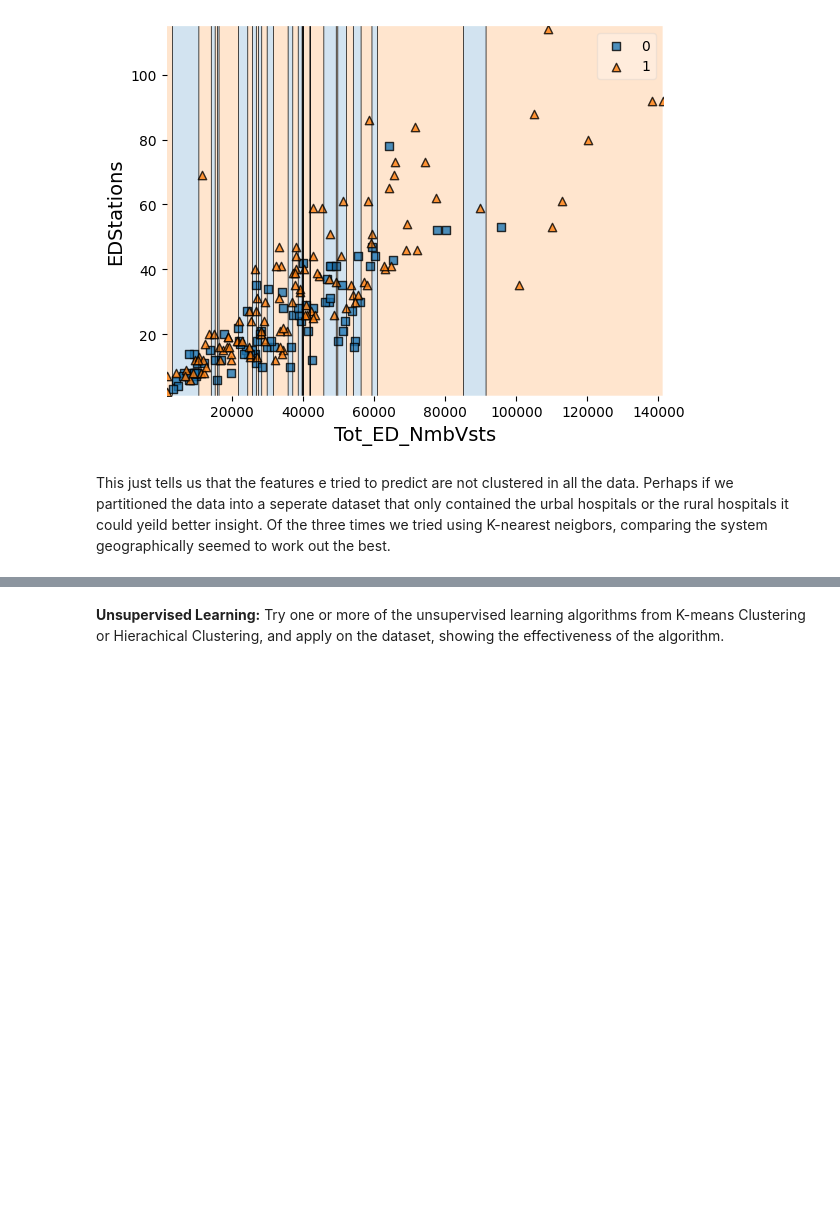
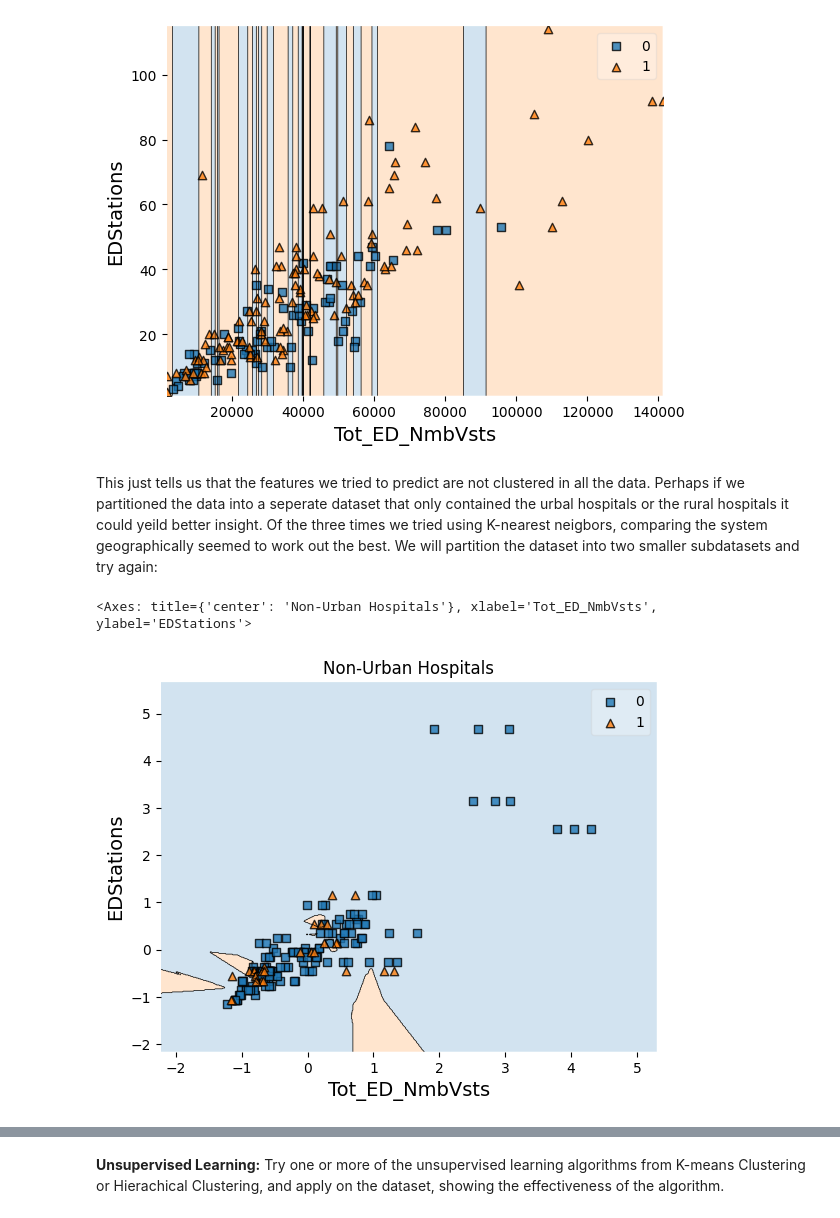
Before and after one commit to tovarrog24/Emergency-Department-Volume-and-Capacity, a Jupyter notebook: learning.ipynb, the cells around one changed output, grey strips where cells are left out. Saved outputs shown, nothing was run; the diff lists cells and outputs as text; code cells hidden in the pictures; blank space fills up the shorter version.

```diff
--- a/learning.ipynb
+++ b/learning.ipynb
@@ -297,4 +297,56 @@ p.set_ylabel("EDStations", fontsize=14)
 Text(0, 0.5, 'EDStations')
 [figure]
 # %% [markdown]
-This just tells us that the features e tried to predict are not clustered in all the data. Perhaps if we partitioned the data into a seperate dataset that only contained the urbal hospitals or the rural hospitals it could yeild better insight. Of the three times we tried using K-nearest neigbors, comparing the system geographically seemed to work out the best.
+This just tells us that the features we tried to predict are not clustered in all the data. Perhaps if we partitioned the data into a seperate dataset that only contained the urbal hospitals or the rural hospitals it could yeild better insight. Of the three times we tried using K-nearest neigbors, comparing the system geographically seemed to work out the best. We will partition the dataset into two smaller subdatasets and try again:
+# %%
+urbanData = data[data["UrbanRuralDesi"] == "Urban"].copy()
+
+nonUrbanData = data[data["UrbanRuralDesi"] != "Urban"].copy()
+# %%
+def plotKNN(dataset, title):
+
+    # Take a sample
+    systemSample = dataset.sample(
+        min(200, len(dataset)),
+        random_state=123
+    ).copy()
+
+    # Convert labels to integers
+    systemSample["Int"] = systemSample["MentalHealthShortageArea"].map(
+        {"Yes": 0, "No": 1}
+    )
+
+    # Define features and target
+    X = systemSample[["Tot_ED_NmbVsts", "EDStations"]]
+    y = systemSample["Int"]
+
+    # Scale features
+    scaler = StandardScaler()
+    X_scaled = scaler.fit_transform(X)
+
+    # Fit model
+    systemClassifier = KNeighborsClassifier(n_neighbors=5)
+    systemClassifier.fit(X_scaled, y)
+
+    # Plot decision regions
+    contourf_kwargs = {"alpha": 0.2}
+
+    p = plot_decision_regions(
+        X_scaled,
+        y.to_numpy(),
+        clf=systemClassifier,
+        contourf_kwargs=contourf_kwargs
+    )
+
+    p.set_xlabel("Tot_ED_NmbVsts", fontsize=14)
+    p.set_ylabel("EDStations", fontsize=14)
+    p.set_title(title)
+
+    return p
+
+    plotKNN(urbanData, "Urban Hospitals")
+
+plotKNN(nonUrbanData, "Non-Urban Hospitals")
+# %% [output]
+<Axes: title={'center': 'Non-Urban Hospitals'}, xlabel='Tot_ED_NmbVsts', ylabel='EDStations'>
+[figure, added]
```
Also changed, not shown: parts of 2 cells of this notebook.
